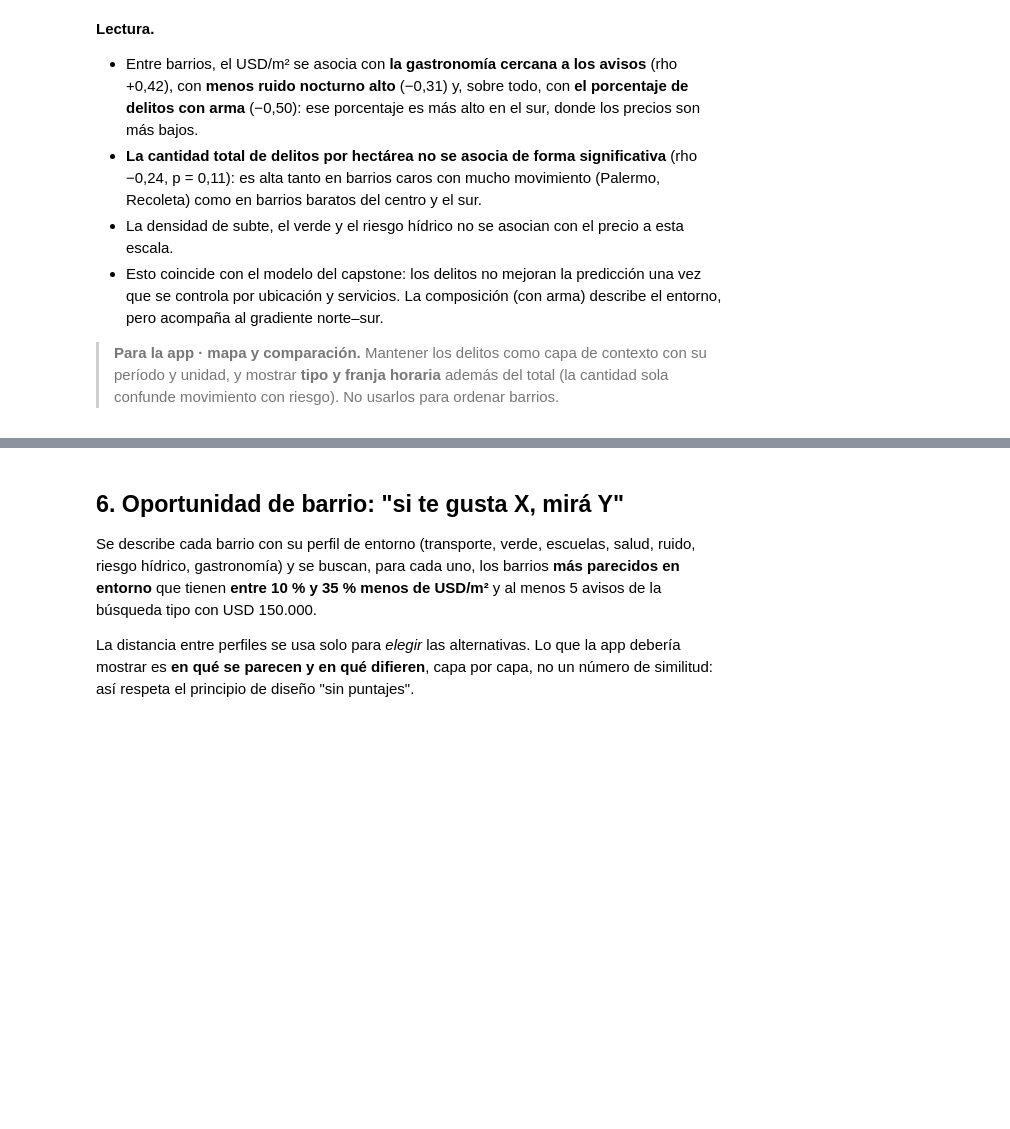
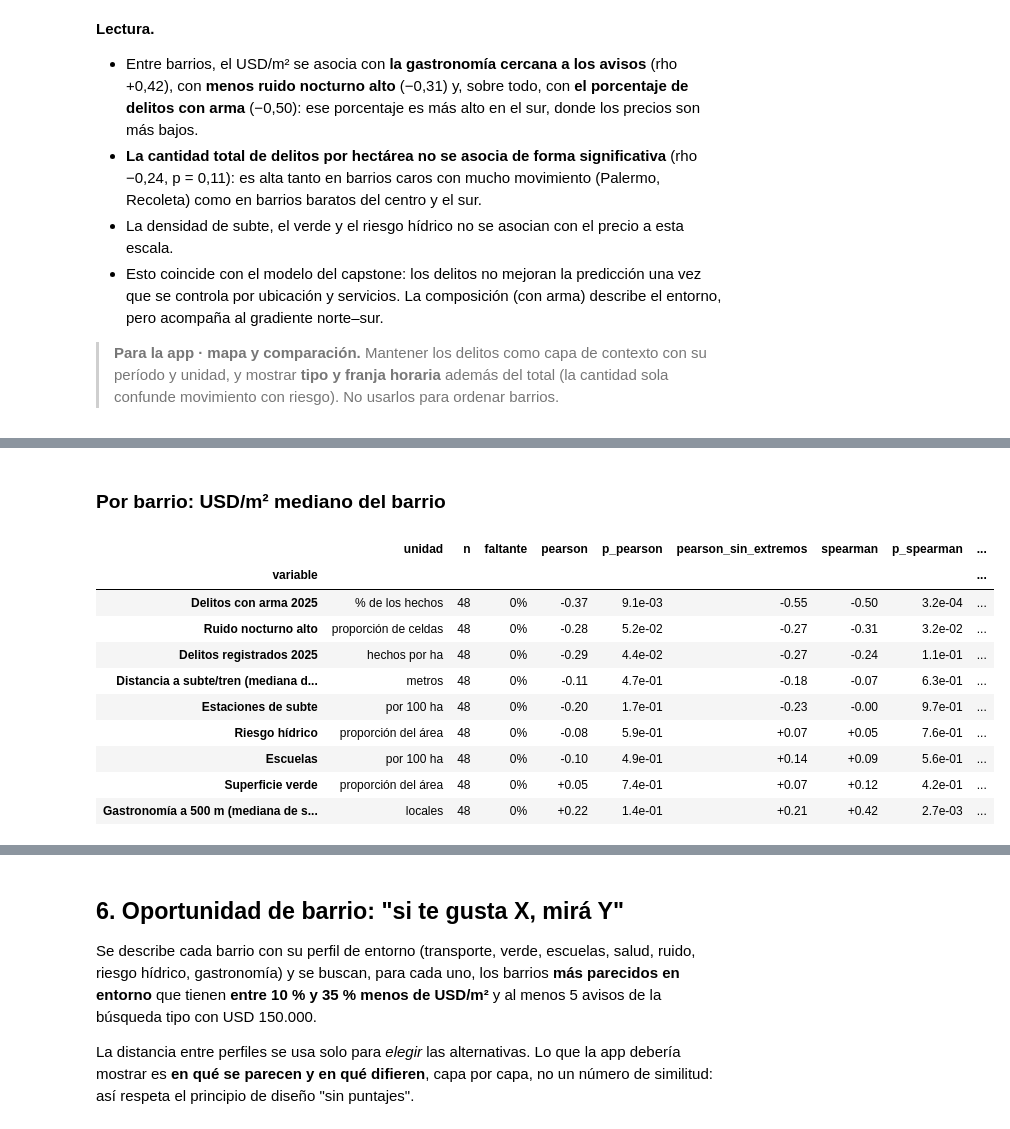
Before and after one commit to cruz-jenifer/precio-entorno-caba, a Jupyter notebook: notebooks/eda_oportunidades.ipynb, the cells around one changed output, grey strips where cells are left out. Drawn from its saved outputs; the diff is of its cells as text; code cells hidden in the pictures; blank space fills up the shorter version.

```diff
--- a/notebooks/eda_oportunidades.ipynb
+++ b/notebooks/eda_oportunidades.ipynb
@@ -592,0 +731,27 @@ plt.tight_layout(); plt.show()
+# %% [markdown]
+### Por barrio: USD/m² mediano del barrio
+# %%
+VARS_BARRIO = {
+    'gastronomia_mediana': ('Gastronomía a 500 m (mediana de sus avisos)', 'locales'),
+    'dist_transporte_mediana': ('Distancia a subte/tren (mediana de sus avisos)', 'metros'),
+    'subte_x_100ha': ('Estaciones de subte', 'por 100 ha'), 'verde_pct': ('Superficie verde', 'proporción del área'),
+    'escuelas_x_100ha': ('Escuelas', 'por 100 ha'), 'ruido_alto_noche': ('Ruido nocturno alto', 'proporción de celdas'),
+    'riesgo_hidrico': ('Riesgo hídrico', 'proporción del área'),
+    'delitos_2025_x_ha': ('Delitos registrados 2025', 'hechos por ha'),
+    'pct_con_arma_2025': ('Delitos con arma 2025', '% de los hechos'),
+}
+corr_barrio = tabla_correlaciones(bx, 'usd_m2', VARS_BARRIO)
+display(mostrar_tabla(corr_barrio))
+corr_barrio.to_csv(SALIDA / 'correlaciones_por_barrio.csv')
+# %% [output]
+|  | unidad | n | faltante | pearson | p_pearson | pearson_sin_extremos | spearman | p_spearman | ... |
+| variable |  |  |  |  |  |  |  |  | ... |
+| Delitos con arma 2025 | % de los hechos | 48 | 0% | -0.37 | 9.1e-03 | -0.55 | -0.50 | 3.2e-04 | ... |
+| Ruido nocturno alto | proporción de celdas | 48 | 0% | -0.28 | 5.2e-02 | -0.27 | -0.31 | 3.2e-02 | ... |
+| Delitos registrados 2025 | hechos por ha | 48 | 0% | -0.29 | 4.4e-02 | -0.27 | -0.24 | 1.1e-01 | ... |
+| Distancia a subte/tren (mediana d... | metros | 48 | 0% | -0.11 | 4.7e-01 | -0.18 | -0.07 | 6.3e-01 | ... |
+| Estaciones de subte | por 100 ha | 48 | 0% | -0.20 | 1.7e-01 | -0.23 | -0.00 | 9.7e-01 | ... |
+| Riesgo hídrico | proporción del área | 48 | 0% | -0.08 | 5.9e-01 | +0.07 | +0.05 | 7.6e-01 | ... |
+| Escuelas | por 100 ha | 48 | 0% | -0.10 | 4.9e-01 | +0.14 | +0.09 | 5.6e-01 | ... |
+| Superficie verde | proporción del área | 48 | 0% | +0.05 | 7.4e-01 | +0.07 | +0.12 | 4.2e-01 | ... |
+| Gastronomía a 500 m (mediana de s... | locales | 48 | 0% | +0.22 | 1.4e-01 | +0.21 | +0.42 | 2.7e-03 | ... |
```
Also changed, not shown: parts of 7 cells of this notebook, 4 other files.
